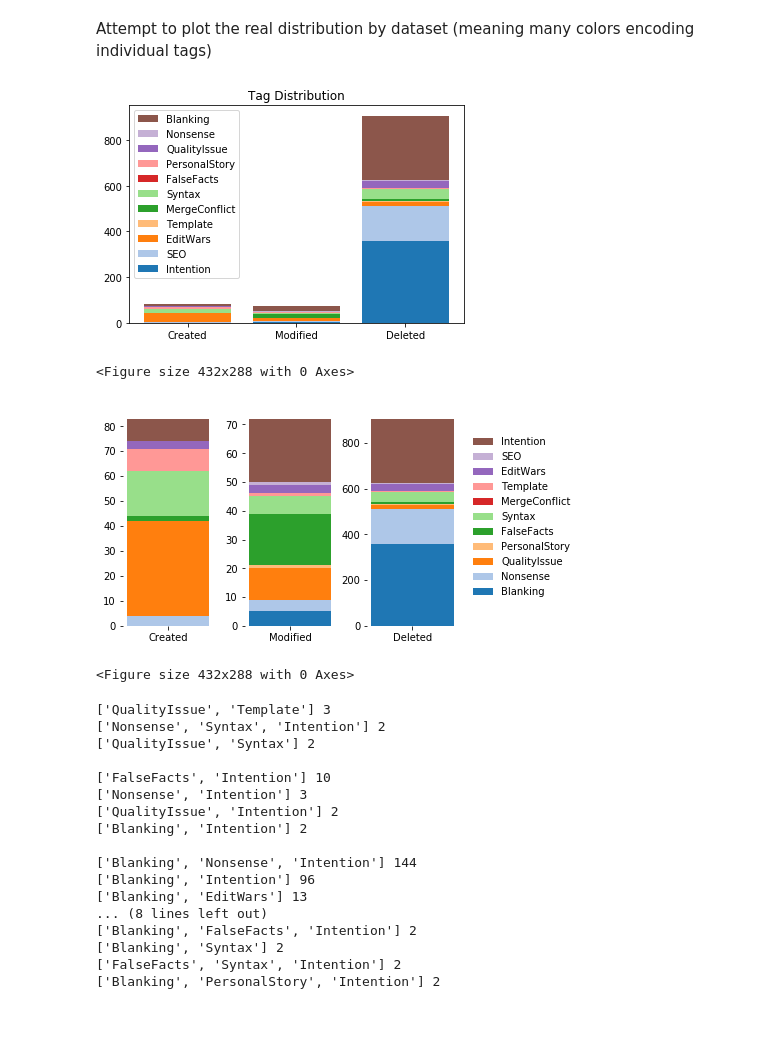
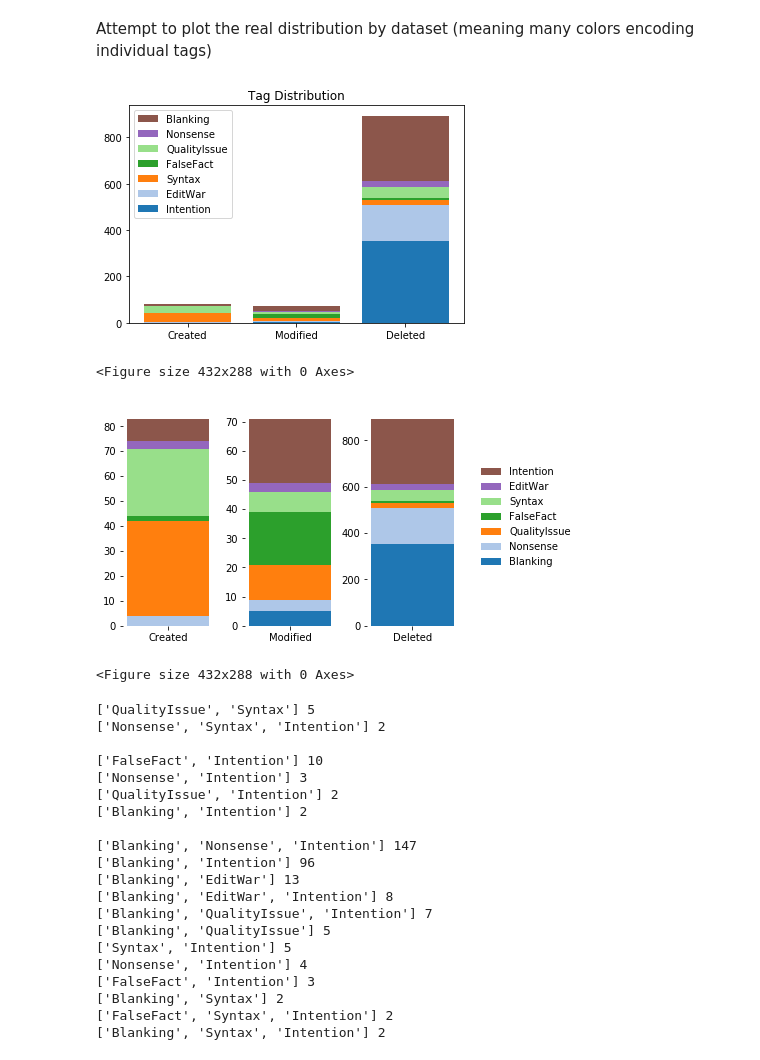
Before and after one commit to HPI-Information-Systems/wikipediatablevandalism, a Jupyter notebook: corpus/notebooks/random1k.ipynb, the cells around one changed output. Cells and saved outputs as stored; diff of their text form; code cells hidden in the pictures; blank space fills up the shorter version.

```diff
--- a/corpus/notebooks/random1k.ipynb
+++ b/corpus/notebooks/random1k.ipynb
@@ -14,7 +14,7 @@ elif CORPUS_ID == 'v2':
     CORPUS_PATH = '../wiki-corpus-v2'
 # %%
 tags = pd.read_csv(os.path.join(CORPUS_PATH, 'tag.csv'), index_col=0)
-tags = tags[tags.name != 'constructive']
+tags = tags[tags.name != 'Constructive']
 # %%
 tags
 # %% [output]
@@ -286,41 +266,41 @@ def plot_stacked(data, title, export_name):
 
 plot_stacked(combined.T, 'Tag Distribution', 'tag_distribution')
 # %% [output]
-[figure, old version]
+[figure, new version]
 <Figure size 432x288 with 0 Axes>
 # %%
 def plot_multi():
     colors = plt.get_cmap('tab20').colors
     fig, (ax1, ax2, ax3) = plt.subplots(1, 3)
     sns.despine(fig, left=True, bottom=True)#, top=True, right=True)
 
     def plot(label, data, ax):
         last_value = 0
         bars = []
         for (tag, count) in zip(data.index, data):
             bar = ax.bar([label],
                   count,
                   bottom=last_value,
                   color=colors[tag - 1])
             last_value += count
             bars.append(bar)
         return bars
 
     plot('Created', created_tag_count, ax1)
     plot('Modified', modified_tag_count, ax2)
     bars = plot('Deleted', deleted_tag_count, ax3)
 
     fig.subplots_adjust(wspace=0.35)
     plt.legend(bars[::-1],
                tags.name[::-1],
                bbox_to_anchor=(2.35, 0.5),
                loc='right',
                frameon=False)
-    export('multi', png=True)
+    export('tag-distribution-stacked', png=True)
 
 plot_multi()
 # %% [output]
-[figure, old version]
+[figure, new version]
 <Figure size 432x288 with 0 Axes>
 # %%
 from collections import OrderedDict
@@ -342,20 +322,23 @@ plot_co(find_co(modified))
 print()
 plot_co(find_co(deleted))
 # %% [output]
-['QualityIssue', 'Template'] 3
+['QualityIssue', 'Syntax'] 5
 ['Nonsense', 'Syntax', 'Intention'] 2
-['QualityIssue', 'Syntax'] 2
 
-['FalseFacts', 'Intention'] 10
+['FalseFact', 'Intention'] 10
 ['Nonsense', 'Intention'] 3
 ['QualityIssue', 'Intention'] 2
 ['Blanking', 'Intention'] 2
 
-['Blanking', 'Nonsense', 'Intention'] 144
+['Blanking', 'Nonsense', 'Intention'] 147
 ['Blanking', 'Intention'] 96
-['Blanking', 'EditWars'] 13
-... (8 lines left out)
-['Blanking', 'FalseFacts', 'Intention'] 2
+['Blanking', 'EditWar'] 13
+['Blanking', 'EditWar', 'Intention'] 8
+['Blanking', 'QualityIssue', 'Intention'] 7
+['Blanking', 'QualityIssue'] 5
+['Syntax', 'Intention'] 5
+['Nonsense', 'Intention'] 4
+['FalseFact', 'Intention'] 3
 ['Blanking', 'Syntax'] 2
-['FalseFacts', 'Syntax', 'Intention'] 2
-['Blanking', 'PersonalStory', 'Intention'] 2
+['FalseFact', 'Syntax', 'Intention'] 2
+['Blanking', 'Syntax', 'Intention'] 2
```
Also changed, not shown: parts of 6 cells of this notebook, 27 other files.
